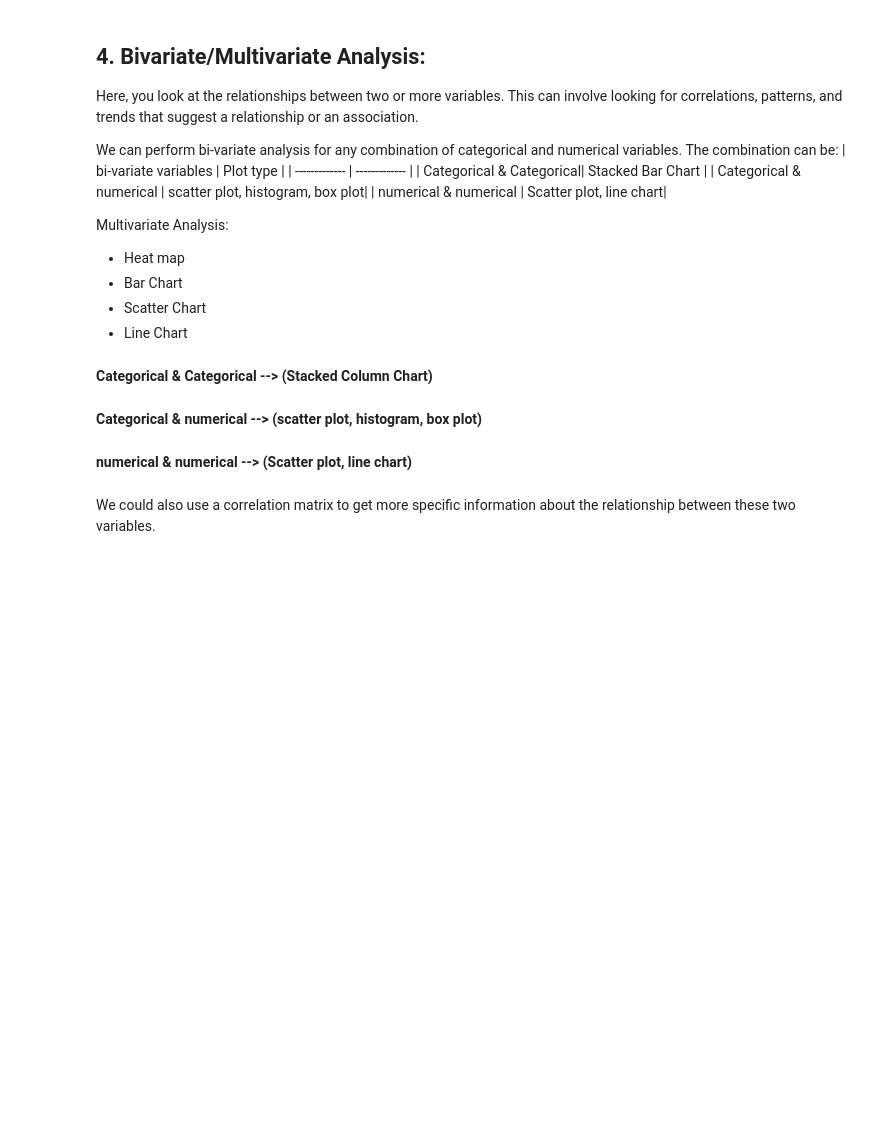
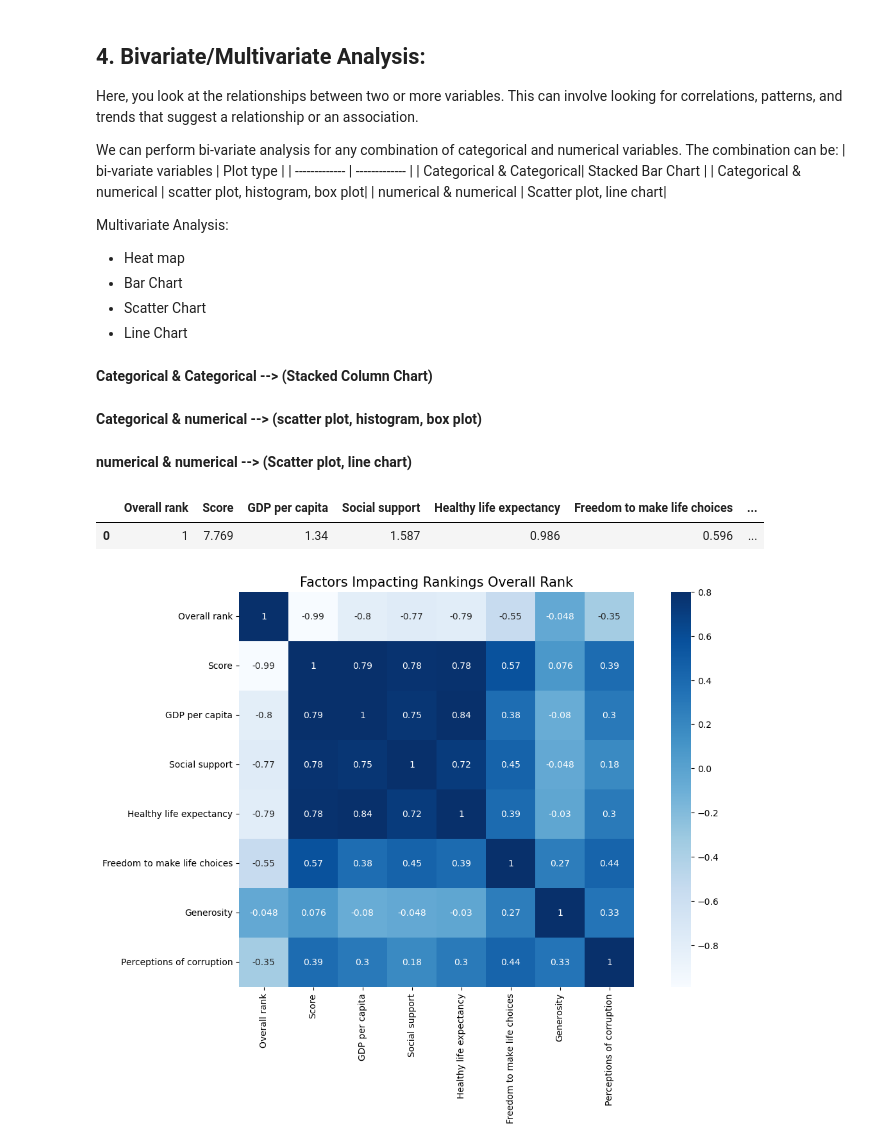
Before and after one commit to Abdulrahman-w/Usecase-2, a Jupyter notebook: EDA explain template.ipynb, the cells around one changed output. Cells and saved outputs as stored; diff of their text form; code cells hidden in the pictures; blank space fills up the shorter version.

```diff
--- a/EDA explain template.ipynb
+++ b/EDA explain template.ipynb
@@ -418,4 +621,16 @@ Multivariate Analysis:
 # %% [markdown]
 **numerical & numerical --> (Scatter plot, line chart)**
-# %% [markdown]
-We could also use a correlation matrix to get more specific information about the relationship between these two variables.
+# %%
+df_2019_num = df_2019.drop(columns="Country or region",axis=1)
+df_2019_num.head(1)
+# %% [output]
+|  | Overall rank | Score | GDP per capita | Social support | Healthy life expectancy | Freedom to make life choices | ... |
+| 0 | 1 | 7.769 | 1.34 | 1.587 | 0.986 | 0.596 | ... |
+# %%
+#Q1 Part 2
+fig, ax = plt.subplots()
+fig.set_size_inches(15,8)
+sns.heatmap(df_2019_num.corr(), vmax =.8, square = True, annot = True,cmap='Blues' )
+plt.title('Factors Impacting Rankings Overall Rank',fontsize=15);
+# %% [output]
+[figure, added]
```
Also changed, not shown: parts of 48 cells of this notebook.
